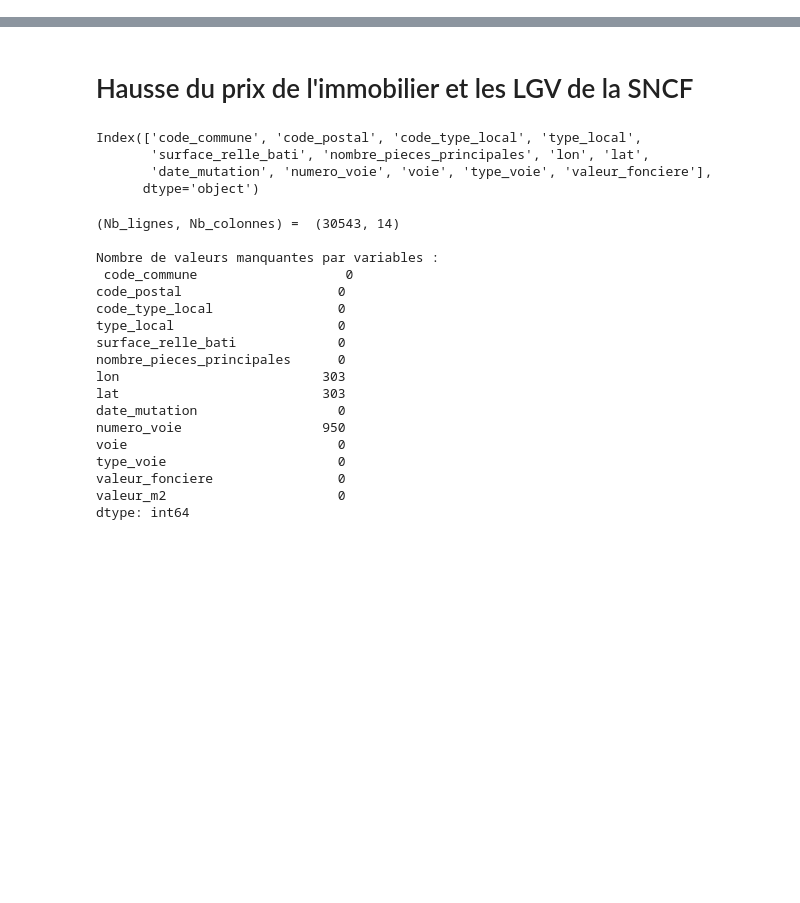
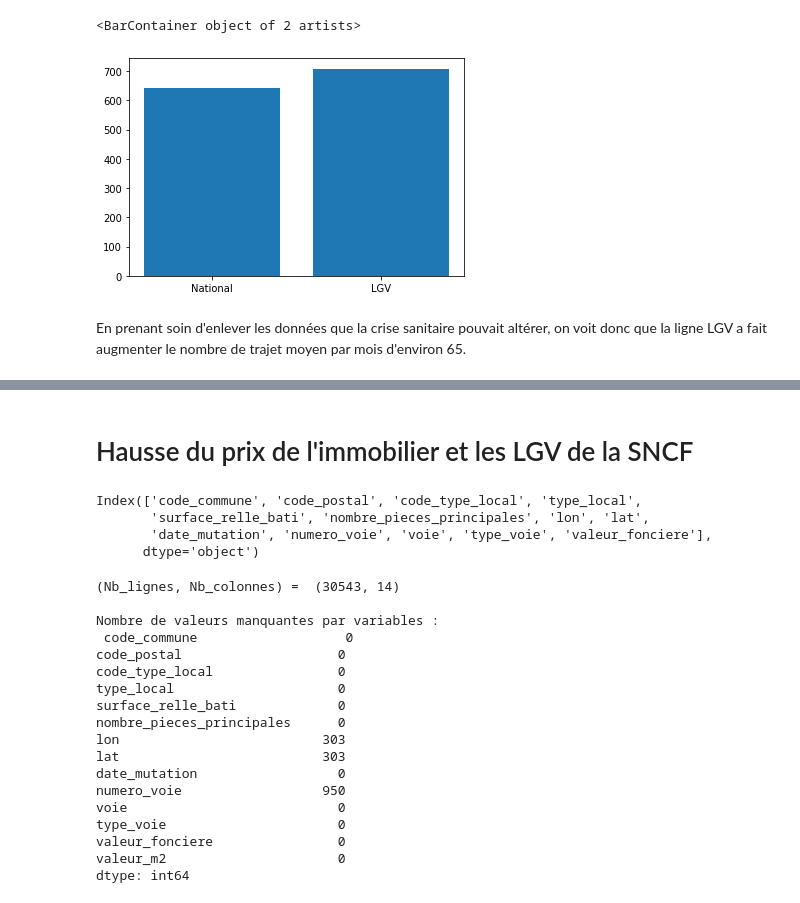
Before and after one commit to mdlbm/SNCF-Immobilier, a Jupyter notebook: Projet.ipynb, the cells around one changed output, grey strips where cells are left out. Saved outputs shown, nothing was run; the diff lists cells and outputs as text; code cells hidden in the pictures; blank space fills up the shorter version.

```diff
--- a/Projet.ipynb
+++ b/Projet.ipynb
@@ -0,0 +49,8 @@
+# %%
+moyenne_circulation_service = [parisbordeaux[parisbordeaux['Service']=='National']['Nombre de circulations effectives'].mean(),parisbordeaux[parisbordeaux['Service']=='LGV'][parisbordeaux['Période']<'2019-09']['Nombre de circulations effectives'].mean()]
+plt.bar(['National','LGV'],moyenne_circulation_service)
+# %% [output]
+<BarContainer object of 2 artists>
+[figure, added]
+# %% [markdown]
+En prenant soin d'enlever les données que la crise sanitaire pouvait altérer, on voit donc que la ligne LGV a fait augmenter le nombre de trajet moyen par mois d'environ 65.
```
Also changed, not shown: parts of 6 cells of this notebook.
